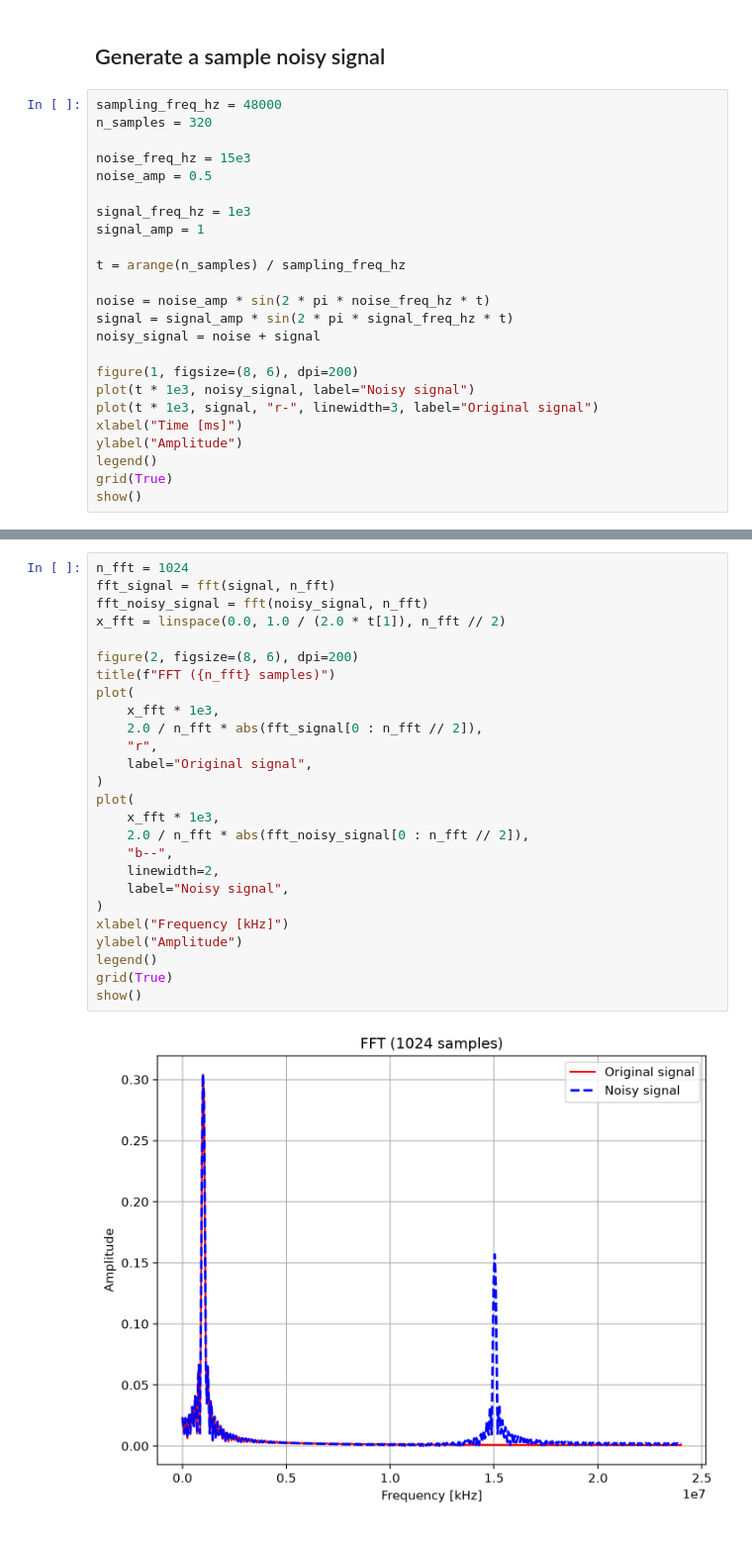
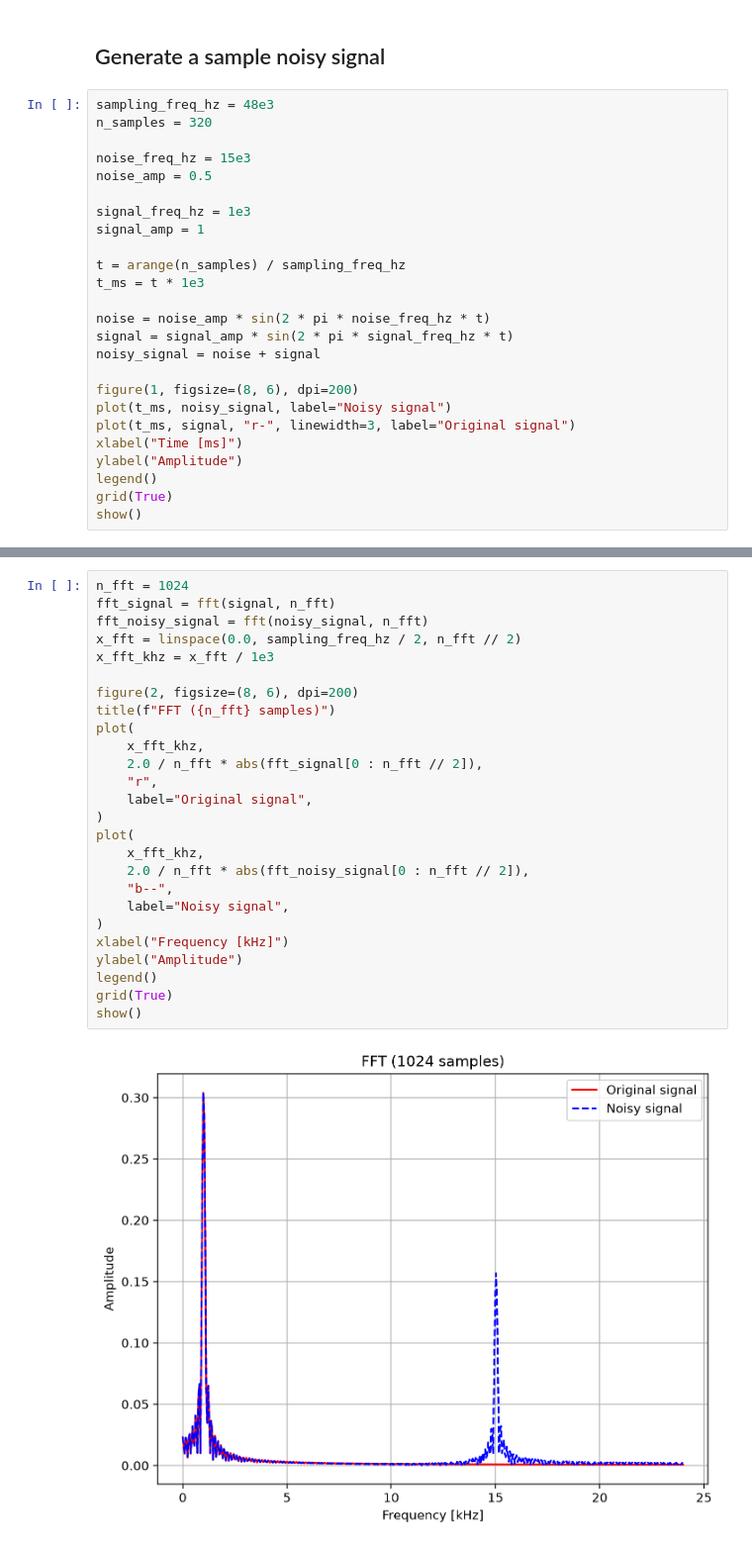
Before and after one commit to estanislaocrivos/advanced-digital-design-course, a Jupyter notebook: lab-02/python/fir/fir.ipynb, the cells around one changed output, grey strips where cells are left out. Shown at 99% size. Cells and saved outputs as stored; diff of their text form.

```diff
--- a/lab-02/python/fir/fir.ipynb
+++ b/lab-02/python/fir/fir.ipynb
@@ -16,7 +17,7 @@ from scipy.fftpack import fft
 # %% [markdown]
 ## Generate a sample noisy signal
 # %%
-sampling_freq_hz = 48000
+sampling_freq_hz = 48e3
 n_samples = 320
 
 noise_freq_hz = 15e3
@@ -26,14 +27,15 @@ signal_freq_hz = 1e3
 signal_amp = 1
 
 t = arange(n_samples) / sampling_freq_hz
+t_ms = t * 1e3
 
 noise = noise_amp * sin(2 * pi * noise_freq_hz * t)
 signal = signal_amp * sin(2 * pi * signal_freq_hz * t)
 noisy_signal = noise + signal
 
 figure(1, figsize=(8, 6), dpi=200)
-plot(t * 1e3, noisy_signal, label="Noisy signal")
-plot(t * 1e3, signal, "r-", linewidth=3, label="Original signal")
+plot(t_ms, noisy_signal, label="Noisy signal")
+plot(t_ms, signal, "r-", linewidth=3, label="Original signal")
 xlabel("Time [ms]")
 ylabel("Amplitude")
 legend()
@@ -46,28 +48,28 @@ show()
 # %%
 n_fft = 1024
 fft_signal = fft(signal, n_fft)
 fft_noisy_signal = fft(noisy_signal, n_fft)
-x_fft = linspace(0.0, 1.0 / (2.0 * t[1]), n_fft // 2)
+x_fft = linspace(0.0, sampling_freq_hz / 2, n_fft // 2)
+x_fft_khz = x_fft / 1e3
 
 figure(2, figsize=(8, 6), dpi=200)
 title(f"FFT ({n_fft} samples)")
 plot(
-    x_fft * 1e3,
+    x_fft_khz,
     2.0 / n_fft * abs(fft_signal[0 : n_fft // 2]),
     "r",
     label="Original signal",
 )
 plot(
-    x_fft * 1e3,
+    x_fft_khz,
     2.0 / n_fft * abs(fft_noisy_signal[0 : n_fft // 2]),
     "b--",
-    linewidth=2,
     label="Noisy signal",
 )
 xlabel("Frequency [kHz]")
 ylabel("Amplitude")
 legend()
 grid(True)
 show()
 # %% [output]
-[figure, old version]
+[figure, new version]
```
Also changed, not shown: parts of 5 cells of this notebook.
